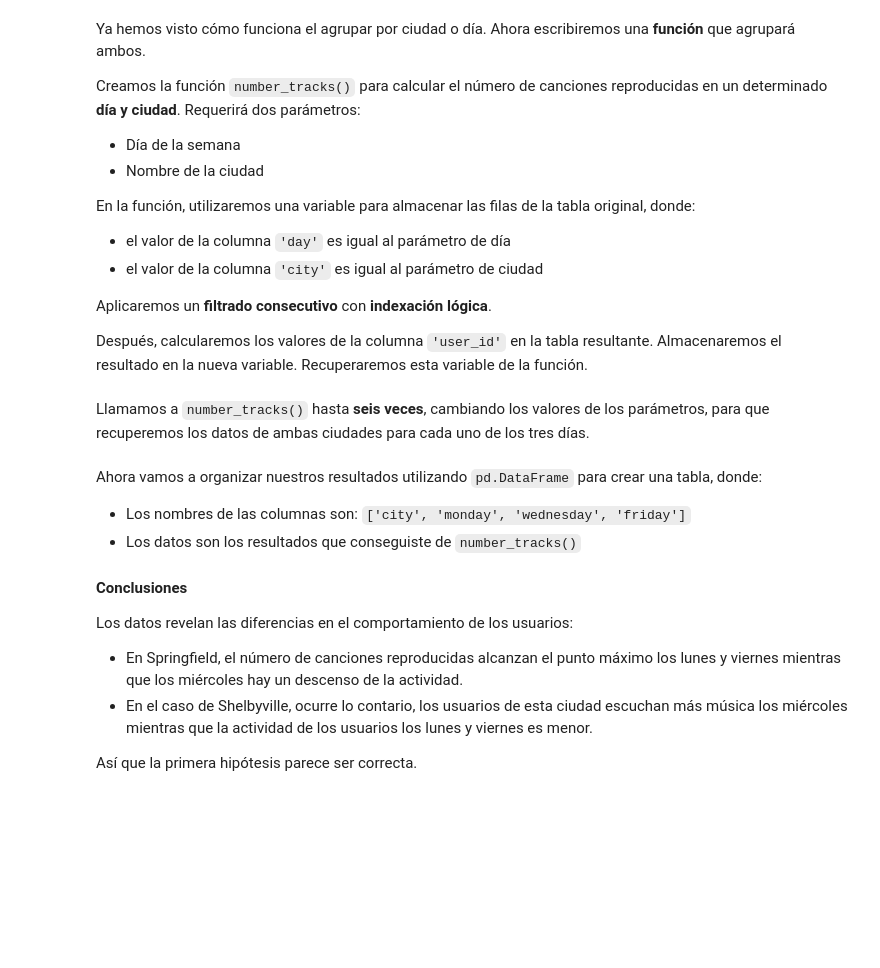
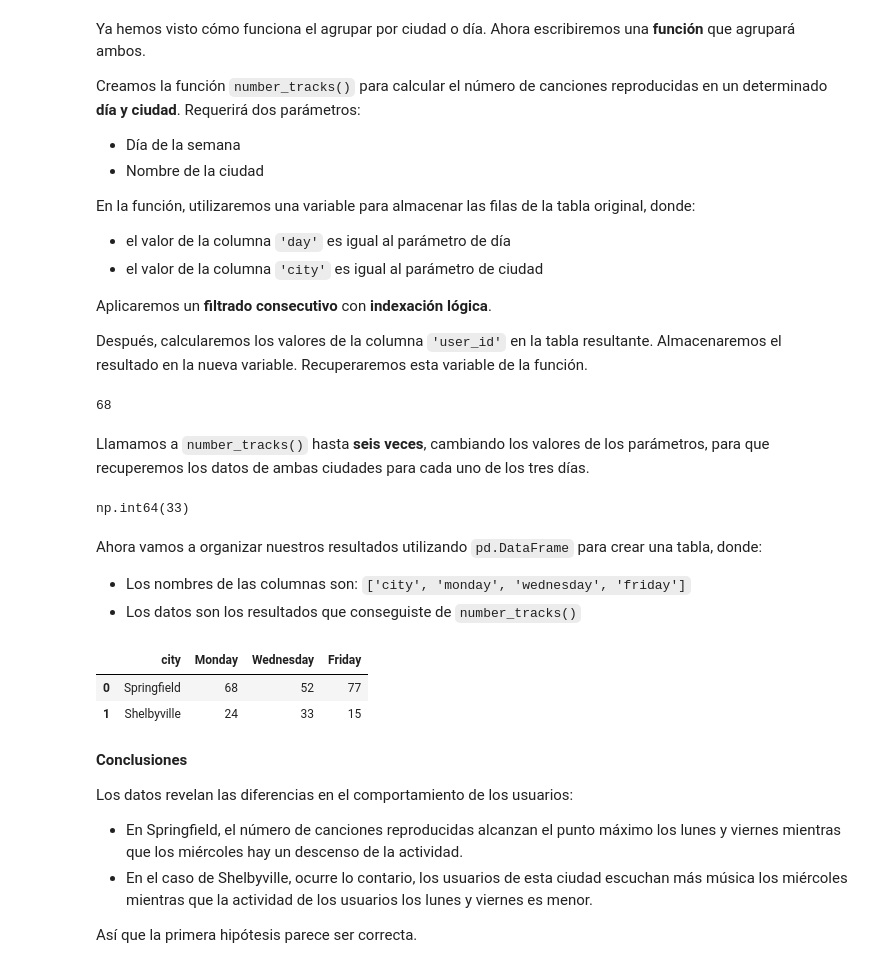
Before and after one commit to Marcwos/mineria_datos_practicas, a Jupyter notebook: actividad_autonomo/Data preprocessing - Prueba de hipótesis - Mineria de datos.ipynb, the cells around one changed output. Drawn from its saved outputs; the diff is of its cells as text; code cells hidden in the pictures; blank space fills up the shorter version.

```diff
--- a/actividad_autonomo/Data preprocessing - Prueba de hipótesis - Mineria de datos.ipynb
+++ b/actividad_autonomo/Data preprocessing - Prueba de hipótesis - Mineria de datos.ipynb
@@ -377,10 +415,12 @@ Después, calcularemos los valores de la columna `'user_id'` en la tabla resulta
 # (encontrado con el método count()).
 # la función devuelve un número: el valor de track_list_count.
 
+def numbrer_tracks(df, day, city):
+    track_list = df[(df['day'] == day) & (df['city'] == city)]
+    track_list_count = track_list['user_id'].count()
+    return track_list_count
 
-
-
-
+print(numbrer_tracks(df, 'Monday','Springfield'))
 
 # la función cuenta las pistas reproducidas en un cierto día y ciudad.
 # primero recupera las filas del día deseado de la tabla,
@@ -388,5 +428,7 @@ Después, calcularemos los valores de la columna `'user_id'` en la tabla resulta
 # entonces, encuentra el número de valores de 'user_id' en la tabla filtrada,
 # y devuelve ese número.
 # para ver lo que devuelve, hacemos la llamada de la función en print().
+# %% [output]
+68
 # %% [markdown]
 Llamamos a `number_tracks()` hasta **seis veces**, cambiando los valores de los parámetros, para que recuperemos los datos de ambas ciudades para cada uno de los tres días.
@@ -395,3 +435,13 @@ Llamamos a `number_tracks()` hasta **seis veces**, cambiando los valores de los
+# %%
+#
+numbrer_tracks(df, 'Monday','Springfield')
+numbrer_tracks(df, 'Friday','Springfield')
+numbrer_tracks(df, 'Wednesday','Springfield')
+numbrer_tracks(df, 'Monday','Shelbyville')
+numbrer_tracks(df, 'Friday','Shelbyville')
+numbrer_tracks(df, 'Wednesday','Shelbyville')
+# %% [output]
+np.int64(33)
 # %% [markdown]
 Ahora vamos a organizar nuestros resultados utilizando `pd.DataFrame` para crear una tabla, donde:
 
@@ -402,5 +450,27 @@ Ahora vamos a organizar nuestros resultados utilizando `pd.DataFrame` para crear
+# %%
+# Nombres de las columnas y sus valores
+columns = ['city', 'Monday', 'Wednesday', 'Friday']
+
+data = [
+    ['Springfield',
+     numbrer_tracks(df, 'Monday', 'Springfield'),
+     numbrer_tracks(df, 'Wednesday', 'Springfield'),
+     numbrer_tracks(df, 'Friday', 'Springfield')],
+
+    ['Shelbyville',
+     numbrer_tracks(df, 'Monday', 'Shelbyville'),
+     numbrer_tracks(df, 'Wednesday', 'Shelbyville'),
+     numbrer_tracks(df, 'Friday', 'Shelbyville')]
+]
 # %%
 # Tabla con los resultados
+
+tabla_resultados = pd.DataFrame(data=data, columns=columns)
+tabla_resultados
+# %% [output]
+|  | city | Monday | Wednesday | Friday |
+| 0 | Springfield | 68 | 52 | 77 |
+| 1 | Shelbyville | 24 | 33 | 15 |
 # %% [markdown]
 **Conclusiones**
 
```
Also changed, not shown: parts of 10 cells of this notebook, 7 other files.
